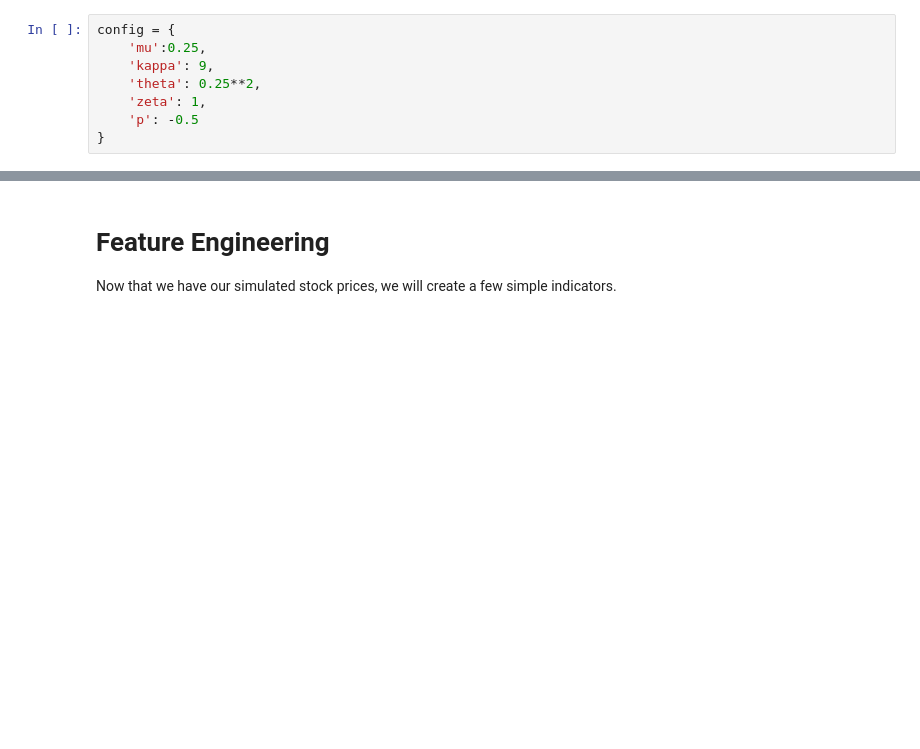
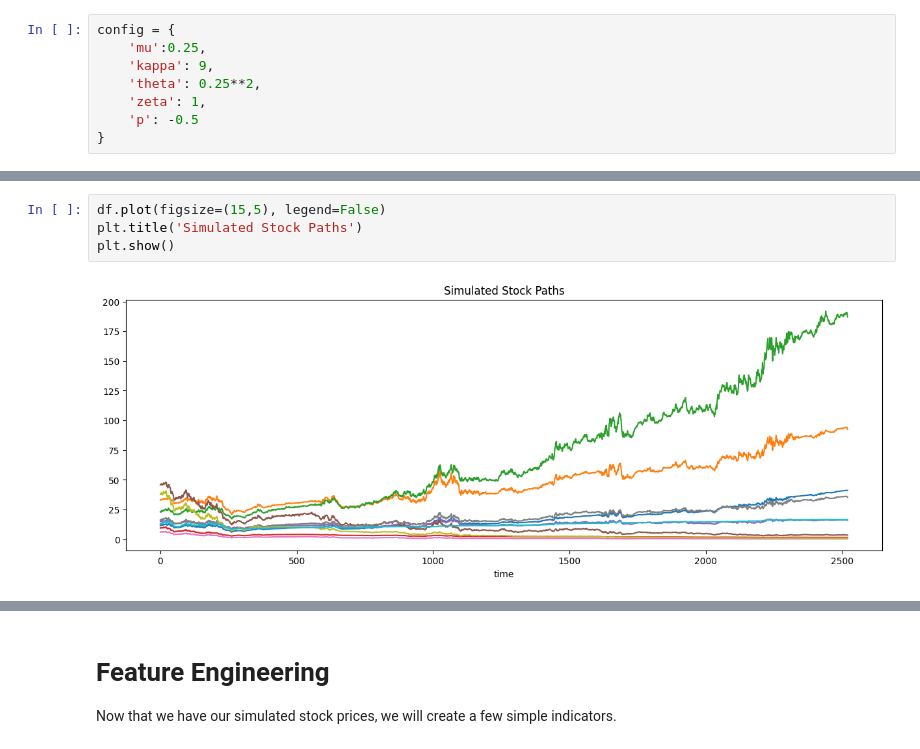
Before and after one commit to finnlimjc/Proximal-Policy-Optimization-on-Simulated-Price-Data, a Jupyter notebook: notebooks/introduction_to_reinforcement_learning.ipynb, the cells around one changed output, grey strips where cells are left out. Saved outputs shown, nothing was run; the diff lists cells and outputs as text; blank space fills up the shorter version.

```diff
--- a/notebooks/introduction_to_reinforcement_learning.ipynb
+++ b/notebooks/introduction_to_reinforcement_learning.ipynb
@@ -124,0 +140,6 @@ df.head(5)
+# %%
+df.plot(figsize=(15,5), legend=False)
+plt.title('Simulated Stock Paths')
+plt.show()
+# %% [output]
+[figure, added]
```
Also changed, not shown: parts of 11 cells of this notebook.
